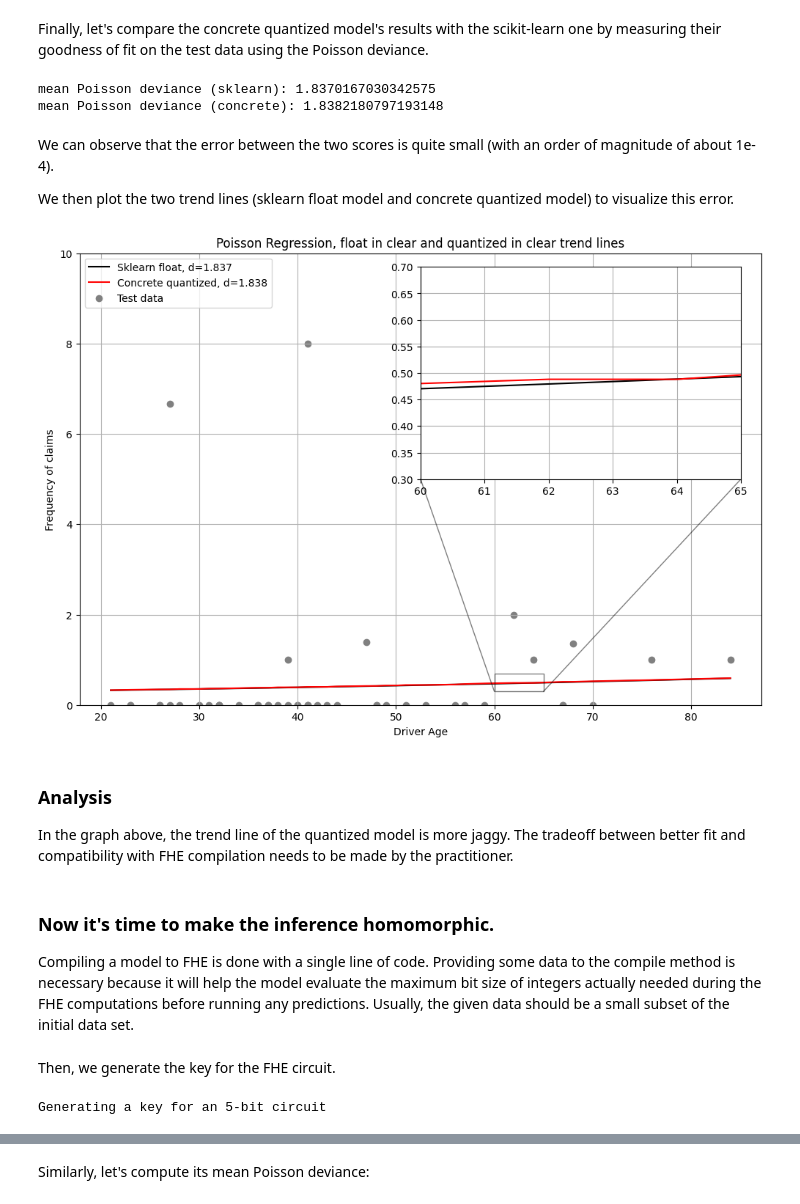
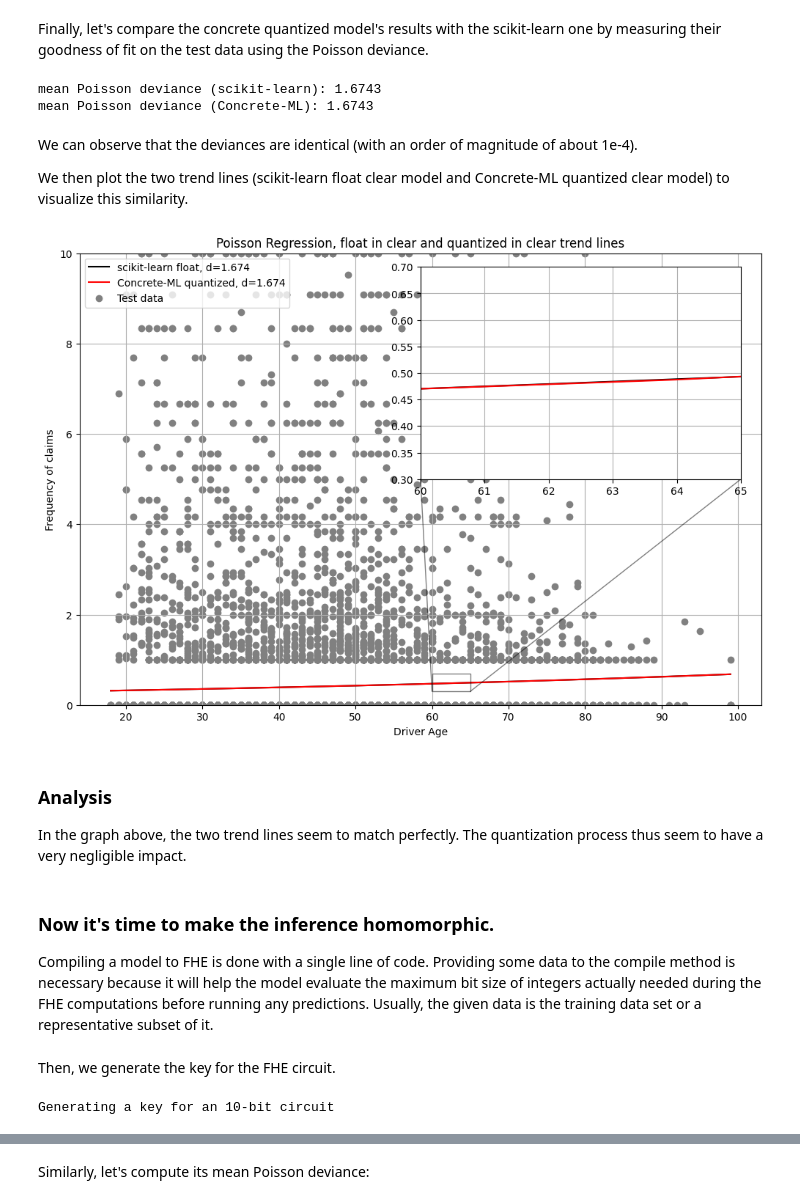
Before and after one commit to zama-ai/concrete-ml, a Jupyter notebook: docs/advanced_examples/PoissonRegression.ipynb, the cells around one changed output, grey strips where cells are left out. Cells and saved outputs as stored; diff of their text form; code cells hidden in the pictures.

```diff
--- a/docs/advanced_examples/PoissonRegression.ipynb
+++ b/docs/advanced_examples/PoissonRegression.ipynb
@@ -81,12 +78,12 @@ test_data = np.sort(df_test["DrivAge"].values).reshape(-1, 1)
 # %% [markdown]
 We first train the scikit-learn PoissonRegressor model:
 # %%
-sklearn_regressor = SklearnPoissonRegressor(max_iter=300)
-sklearn_regressor.fit(train_data, df_train["Frequency"], sample_weight=df_train["Exposure"]);
+sklearn_pr = SklearnPoissonRegressor(max_iter=300)
+sklearn_pr.fit(train_data, df_train["Frequency"], sample_weight=df_train["Exposure"]);
 # %% [markdown]
 We can now test this predictor on the test data:
 # %%
-sklearn_predictions = sklearn_regressor.predict(test_data)
+sklearn_predictions = sklearn_pr.predict(test_data)
 # %% [markdown]
 Now, let's visualize our predictions to see how our model performs.
 # %%
@@ -114,3 +111,3 @@ First, we train the concrete PoissonRegressor model that will quantize the input
 # %%
-concrete_regressor = ConcretePoissonRegressor(n_bits=5, max_iter=300)
-concrete_regressor.fit(train_data, df_train["Frequency"], sample_weight=df_train["Exposure"])
+concrete_pr = ConcretePoissonRegressor(n_bits=8)
+concrete_pr.fit(train_data, df_train["Frequency"], sample_weight=df_train["Exposure"])
@@ -117,7 +116,7 @@ concrete_regressor.fit(train_data, df_train["Frequency"], sample_weight=df_train
 # %% [markdown]
 We can now test this predictor on the test data the same way we did with scikit-learn:
 # %%
-concrete_predictions = concrete_regressor.predict(test_data)
+concrete_predictions = concrete_pr.predict(test_data)
 # %% [markdown]
 Finally, let's compare the concrete quantized model's results with the scikit-learn one by measuring their goodness of fit on the test data using the Poisson deviance.
 # %%
@@ -127,15 +126,15 @@ sample_weight = df_test["Exposure"]
 sklearn_score = mean_poisson_deviance(y_true, sklearn_predictions, sample_weight=sample_weight)
 concrete_score = mean_poisson_deviance(y_true, concrete_predictions, sample_weight=sample_weight)
 
-print(f"mean Poisson deviance (sklearn): {sklearn_score}")
-print(f"mean Poisson deviance (concrete): {concrete_score}")
+print(f"mean Poisson deviance (scikit-learn): {sklearn_score:.4f}")
+print(f"mean Poisson deviance (Concrete-ML): {concrete_score:.4f}")
 # %% [output]
-mean Poisson deviance (sklearn): 1.8370167030342575
-mean Poisson deviance (concrete): 1.8382180797193148
+mean Poisson deviance (scikit-learn): 1.6743
+mean Poisson deviance (Concrete-ML): 1.6743
 # %% [markdown]
-We can observe that the error between the two scores is quite small (with an order of magnitude of about 1e-4).
+We can observe that the deviances are identical (with an order of magnitude of about 1e-4).
 
-We then plot the two trend lines (sklearn float model and concrete quantized model) to visualize this error.
+We then plot the two trend lines (scikit-learn float clear model and Concrete-ML quantized clear model) to visualize this similarity.
 # %%
 plt.clf()
 fig, ax = plt.subplots(1, figsize=(12, 8))
@@ -146,7 +145,7 @@ ax.plot(
     test_data,
     sklearn_predictions,
     color="black",
-    label=f"Sklearn float, d={sklearn_score:.3f}",
+    label=f"scikit-learn float, d={sklearn_score:.3f}",
 )
 
 # Plot the Concrete quantized in clear model's main trend line
@@ -154,7 +153,7 @@ ax.plot(
     test_data,
     concrete_predictions,
     color="red",
-    label=f"Concrete quantized, d={concrete_score:.3f}",
+    label=f"Concrete-ML quantized, d={concrete_score:.3f}",
 )
 
 # Plot the test data
@@ -168,42 +167,40 @@ ax.set_ylabel("Frequency of claims")
 ax.legend(loc="upper left")
 ax.grid()
 
 
 # Set a zoomed-in figure
 axins = ax.inset_axes([0.5, 0.5, 0.47, 0.47])
 
 # Plot the scikit-learn in clear model's zoomed trend line
 axins.plot(
     test_data,
     sklearn_predictions,
     color="black",
-    label=f"Sklearn float, d={sklearn_score:.3f}",
 )
 
 # Plot the Concrete quantized in clear model's zoomed trend line
 axins.plot(
     test_data,
     concrete_predictions,
     color="red",
-    label=f"Concrete quantized, d={concrete_score:.3f}",
 )
 
 # Parametrize the zoomed figure
 x1, x2, y1, y2 = 60, 65, 0.3, 0.7
 axins.set_xlim(x1, x2)
 axins.set_ylim(y1, y2)
 axins.grid()
 ax.indicate_inset_zoom(axins, edgecolor="black")
 
 display(fig)
 # %% [output]
-[figure, old version]
+[figure, new version]
 # %% [markdown]
 ### Analysis
 
-In the graph above, the trend line of the quantized model is more jaggy. The tradeoff between better fit and compatibility with FHE compilation needs to be made by the practitioner.
+In the graph above, the two trend lines seem to match perfectly. The quantization process thus seem to have a very negligible impact.
 # %% [markdown]
 ### Now it's time to make the inference homomorphic.
 
-Compiling a model to FHE is done with a single line of code. Providing some data to the compile method is necessary because it will help the model evaluate the maximum bit size of integers actually needed during the FHE computations before running any predictions. Usually, the given data should be a small subset of the initial data set.
+Compiling a model to FHE is done with a single line of code. Providing some data to the compile method is necessary because it will help the model evaluate the maximum bit size of integers actually needed during the FHE computations before running any predictions. Usually, the given data is the training data set or a representative subset of it.
 # %%
@@ -211,8 +208,8 @@ circuit = concrete_regressor.compile(train_data[:100])
 # %% [markdown]
 Then, we generate the key for the FHE circuit.
 # %%
-print(f"Generating a key for an {circuit.graph.maximum_integer_bit_width()}-bit circuit")
+print(f"Generating a key for an {fhe_circuit.graph.maximum_integer_bit_width()}-bit circuit")
 # %% [output]
-Generating a key for an 5-bit circuit
+Generating a key for an 10-bit circuit
 # %%
 time_begin = time.time()
```
Also changed, not shown: parts of 34 cells of this notebook, 5 other files.
